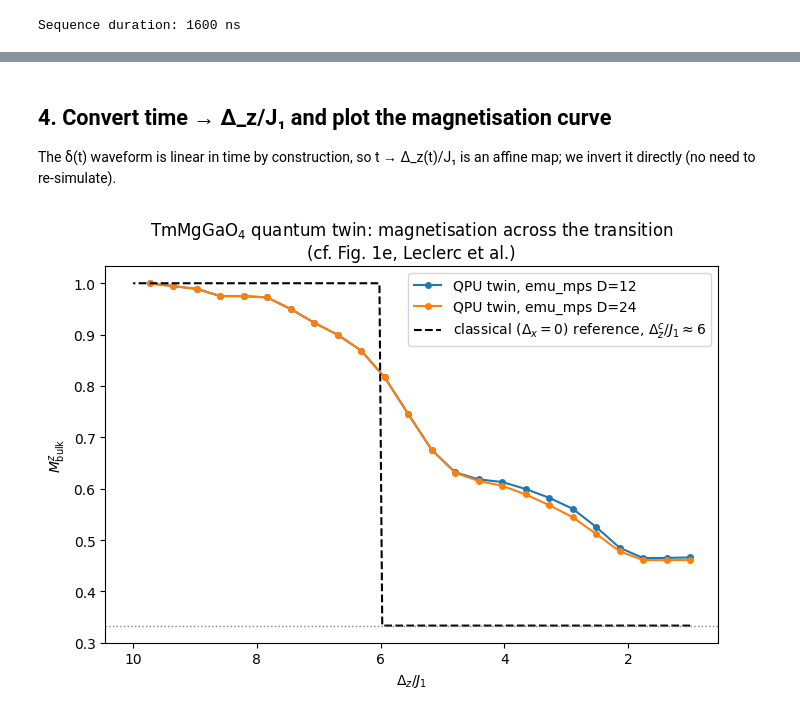
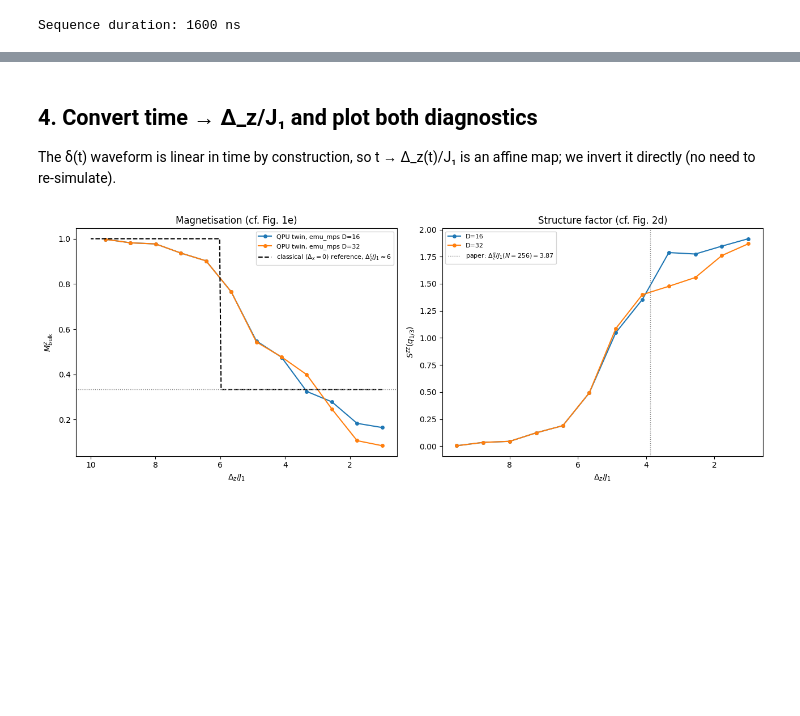
Before and after one commit to oyewodayo/tmmggao4_quantum_twin, a Jupyter notebook: notebooks/02_phase2a_material_twin.ipynb, the cells around one changed output, grey strips where cells are left out. Cells and saved outputs as stored; diff of their text form; code cells hidden in the pictures; blank space fills up the shorter version.

```diff
--- a/notebooks/02_phase2a_material_twin.ipynb
+++ b/notebooks/02_phase2a_material_twin.ipynb
@@ -55,9 +54,13 @@ r1 = 9.0  # um, paper's FM1 nearest-neighbour spacing
 J1 = mm.j1_from_device(device, r1)
 print(f"hbar*J1 / 2pi = {J1/(2*np.pi):.4f} MHz  (paper quotes ~0.925 MHz from U1/(2pi hbar)=3.7 MHz)")
 
-l_bulk, buffer_rows = 3, 1     # -> N=25 (fast CPU demo). Paper: buffer_rows=2 -> N=49.
+l_bulk, buffer_rows = 3, 2     # N=49, matches the paper's smallest reported system exactly
 register, is_bulk = mm.triangular_rhombus_register(l_bulk, r1, buffer_rows=buffer_rows)
-print(f"N = {len(register.qubits)} atoms, {is_bulk.sum()} in the bulk region")
+bulk_idx = np.where(is_bulk)[0]
+print(f"N = {len(register.qubits)} atoms, {is_bulk.sum()} in the bulk region (paper: Nb=9 for L=7)")
+
+names = list(register.qubits.keys())
+coords = np.array([register.qubits[n] for n in names])
 
 register.draw()
 # %% [output]
@@ -147,31 +129,37 @@ step = 95/103, χ = 24, |ψ| = 0.312 MB, RSS = 660.204 MB, Δt = 0.697 s
 # %% [markdown]
-## 4. Convert time → Δ_z/J₁ and plot the magnetisation curve
+## 4. Convert time → Δ_z/J₁ and plot both diagnostics
 
 The δ(t) waveform is linear in time by construction, so t → Δ_z(t)/J₁ is
 an affine map; we invert it directly (no need to re-simulate).
 # %%
 def time_to_Delta_z(t_ns, total_ns):
     frac = t_ns / total_ns
     return Delta_z_start + frac * (Delta_z_end - Delta_z_start)
 
 total_ns = seq.get_duration()
 
-fig, ax = plt.subplots(figsize=(7, 5))
-for D, (t_ns, Mz) in sweep_results.items():
+fig, axes = plt.subplots(1, 2, figsize=(13, 5))
+
+for D, (t_ns, Mz, Szz) in sweep_results.items():
     Dz = time_to_Delta_z(t_ns, total_ns)
-    ax.plot(Dz, Mz, "-o", ms=4, label=f"QPU twin, emu_mps D={D}")
+    axes[0].plot(Dz, Mz, "-o", ms=4, label=f"QPU twin, emu_mps D={D}")
+    axes[1].plot(Dz, Szz, "-o", ms=4, label=f"D={D}")
 
 Dz_ref = np.linspace(Delta_z_end, Delta_z_start, 200)
-ax.plot(Dz_ref, mm.classical_Mz(Dz_ref), "k--", lw=1.5,
-        label=r"classical ($\Delta_x=0$) reference, $\Delta_z^c/J_1\approx6$")
-ax.axhline(1/3, color="gray", ls=":", lw=1)
-ax.set_xlabel(r"$\Delta_z / J_1$")
-ax.set_ylabel(r"$M^z_{\mathrm{bulk}}$")
-ax.set_title("TmMgGaO$_4$ quantum twin: magnetisation across the transition\n(cf. Fig. 1e, Leclerc et al.)")
-ax.invert_xaxis()
-ax.legend()
+axes[0].plot(Dz_ref, mm.classical_Mz(Dz_ref), "k--", lw=1.5,
+             label=r"classical ($\Delta_x=0$) reference, $\Delta_z^c/J_1\approx6$")
+axes[0].axhline(1/3, color="gray", ls=":", lw=1)
+axes[0].set_xlabel(r"$\Delta_z / J_1$"); axes[0].set_ylabel(r"$M^z_{\mathrm{bulk}}$")
+axes[0].set_title("Magnetisation (cf. Fig. 1e)")
+axes[0].invert_xaxis(); axes[0].legend(fontsize=8)
+
+axes[1].axvline(3.87, color="gray", ls=":", lw=1, label=r"paper: $\Delta_z^q/J_1(N{=}256)=3.87$")
+axes[1].set_xlabel(r"$\Delta_z / J_1$"); axes[1].set_ylabel(r"$S^{zz}(q_{1/3})$")
+axes[1].set_title("Structure factor (cf. Fig. 2d)")
+axes[1].invert_xaxis(); axes[1].legend(fontsize=8)
+
 plt.tight_layout()
 plt.savefig("phase2a_magnetisation_curve.png", dpi=140)
 plt.show()
 # %% [output]
-[figure, old version]
+[figure, new version]
```
Also changed, not shown: parts of 16 cells of this notebook, 10 other files.
